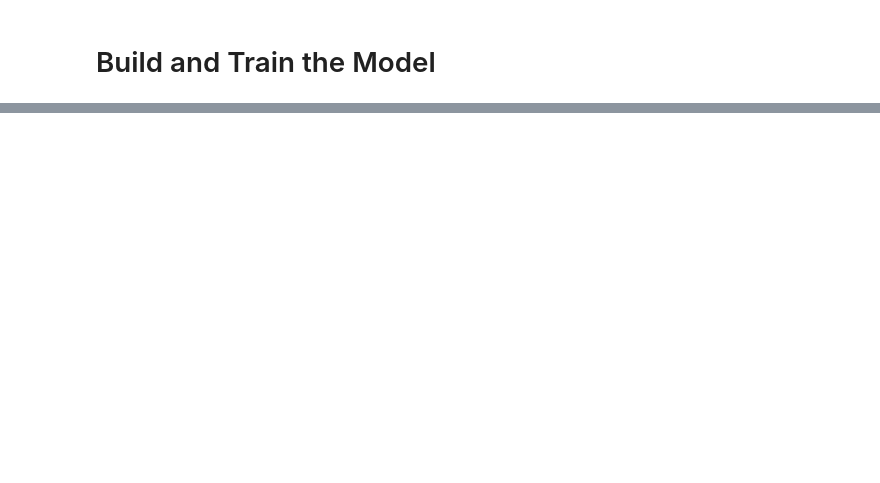
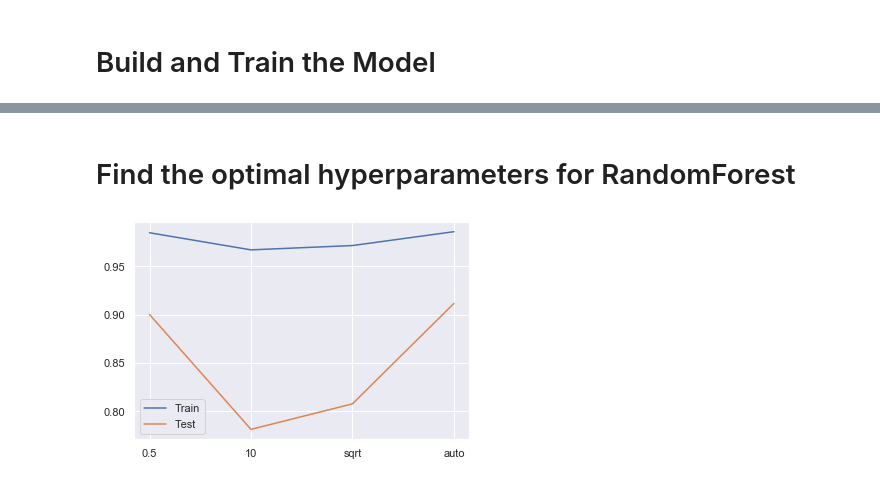
Before and after one commit to Jafarpisheh/HousePrices, a Jupyter notebook: HousePrices.ipynb, the cells around one changed output, grey strips where cells are left out. Drawn from its saved outputs; the diff is of its cells as text; code cells hidden in the pictures; blank space fills up the shorter version.

Commit message:
Score 0.178

```diff
--- a/HousePrices.ipynb
+++ b/HousePrices.ipynb
@@ -101 +67,26 @@ sns.barplot(df_group.index, df_group.Price, order = df_group.sort_values('Price'
+# %%
+df_raw.MasVnrType.fillna(value = 'None', inplace = True)
+df_raw.BsmtQual.fillna(value = 'TA', inplace = True)
+df_raw.BsmtCond.fillna(value = 'TA', inplace = True)
+df_raw.BsmtFinType1.fillna(value = 'Rec', inplace = True)
+df_raw.BsmtFinType2.fillna(value = 'Rec', inplace = True)
+df_raw.BsmtExposure.fillna(value = 'Av', inplace = True)
+df_raw.Electrical.fillna(value = 'SBrkr', inplace = True)
+
+for i in range(0,len(df_raw)):
+    if df_raw.Condition2[i] == df_raw.Condition1[i]:
+        df_raw.Condition2[i] = 'JustOne'
+
+    if df_raw.Exterior1st[i] == df_raw.Exterior2nd[i]:
+        df_raw.Exterior2nd[i] = 'JustOne'
+
+    if df_raw.YearBuilt[i] > 1969:
+        df_raw.YearBuilt[i] = 1
+    else:
+        df_raw.YearBuilt[i] = 0
+
+    if df_raw.YearRemodAdd[i] > 1969:
+        df_raw.YearRemodAdd[i] = 1
+    else:
+        df_raw.YearRemodAdd[i] = 0
 # %% [markdown]
@@ -121,0 +94,5 @@ df.head()
+# %%
+pd.options.display.max_columns = 100
+df = pd.get_dummies(df_raw)
+df.fillna(value = -1, inplace = True)
+df.tail()
@@ -129,3 +117,6 @@ x_train.shape, y_train.shape, x_valid.shape, y_valid.shape
+# %%
+x_train = df[:len(df_train)].drop(['Price', 'SalePrice'], axis = 1)
+y_train = df.Price[:len(df_train)]
 # %% [markdown]
 # Build and Train the Model
 # %%
@@ -163,0 +155,14 @@ show_scores(model)
+# %% [markdown]
+# Find the optimal hyperparameters for RandomForest
+# %%
+train_scoreNum, test_scoreNum = validation_curve(
+                                RandomForestRegressor(),
+                                X = x_train, y = y_train,
+                                param_name = 'max_features',
+                                param_range = [0.5, 10, 'sqrt', 'auto'], cv = 3)
+# %%
+plt.plot([0.5, 10, 'sqrt', 'auto'],np.mean(train_scoreNum, axis = 1));
+plt.plot([0.5, 10, 'sqrt', 'auto'],np.mean(test_scoreNum, axis = 1));
+plt.legend(['Train', 'Test']);
+# %% [output]
+[figure, added]
```
Also changed, not shown: parts of 39 cells of this notebook.
